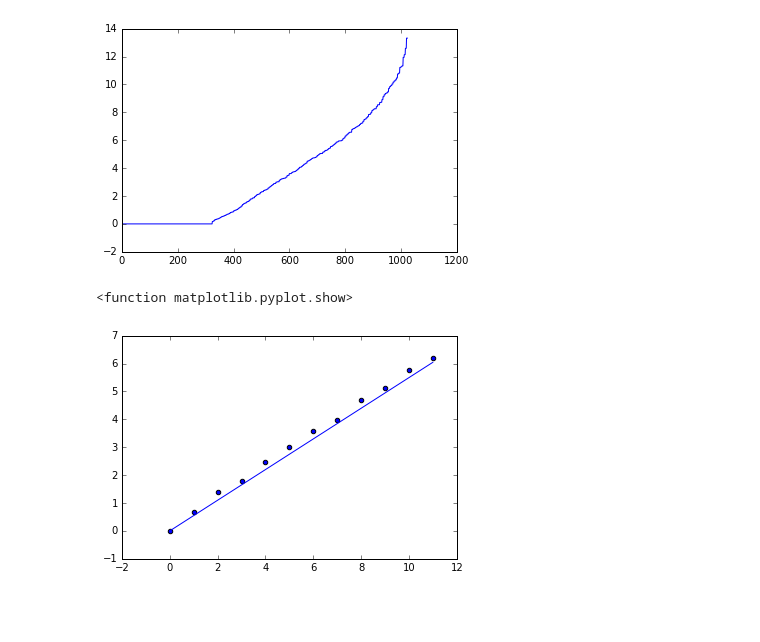
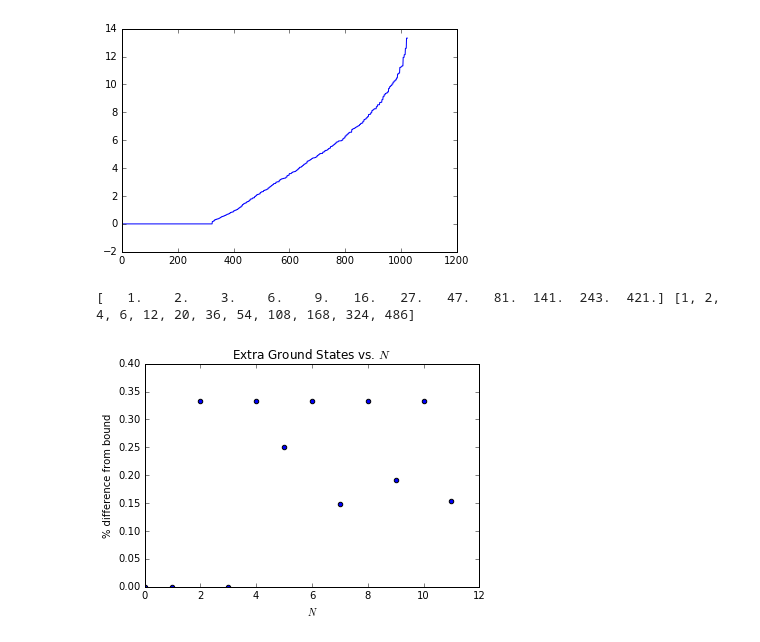
Before and after one commit to cnstahl/JP2, a Jupyter notebook: python/Count Ground States.ipynb, the cells around one changed output. Cells and saved outputs as stored; diff of their text form; code cells hidden in the pictures; blank space fills up the shorter version.

```diff
--- a/python/Count Ground States.ipynb
+++ b/python/Count Ground States.ipynb
@@ -41,11 +41,22 @@ plt.plot(range(len(w)), w)
 [<matplotlib.lines.Line2D at 0x...>]
 [figure]
 # %%
-gs = [1, 2, 4, 6, 12, 20, 36, 54, 108, 168, 324, 486]
+gs  = [1, 2, 4, 6, 12, 20, 36, 54, 108, 168, 324, 486]
 idx = range(len(gs))
-plt.scatter(idx, np.log(gs))
-plt.plot(idx, np.log(np.sqrt(3)**idx))
-plt.show
+exp = np.ceil(np.sqrt(3)**idx)
+err = np.zeros(len(gs))
+for i, val in enumerate(gs != exp):
+    err[i] = (gs[i]-exp[i])/exp[i]
+print(exp, gs)
+plt.scatter(idx, err)
+# plt.plot(idx, idx*np.log(np.sqrt(3)))
+plt.xlim(0,12)
+plt.ylim(0,.4)
+plt.ylabel("% difference from bound")
+plt.xlabel("$N$")
+plt.title("Extra Ground States vs. $N$")
+plt.savefig("../data/gserr.pdf")
+plt.show()
 # %% [output]
-<function matplotlib.pyplot.show>
+[   1.    2.    3.    6.    9.   16.   27.   47.   81.  141.  243.  421.] [1, 2, 4, 6, 12, 20, 36, 54, 108, 168, 324, 486]
-[figure, old version]
+[figure, new version]
```
Also changed, not shown: 43 other files.
